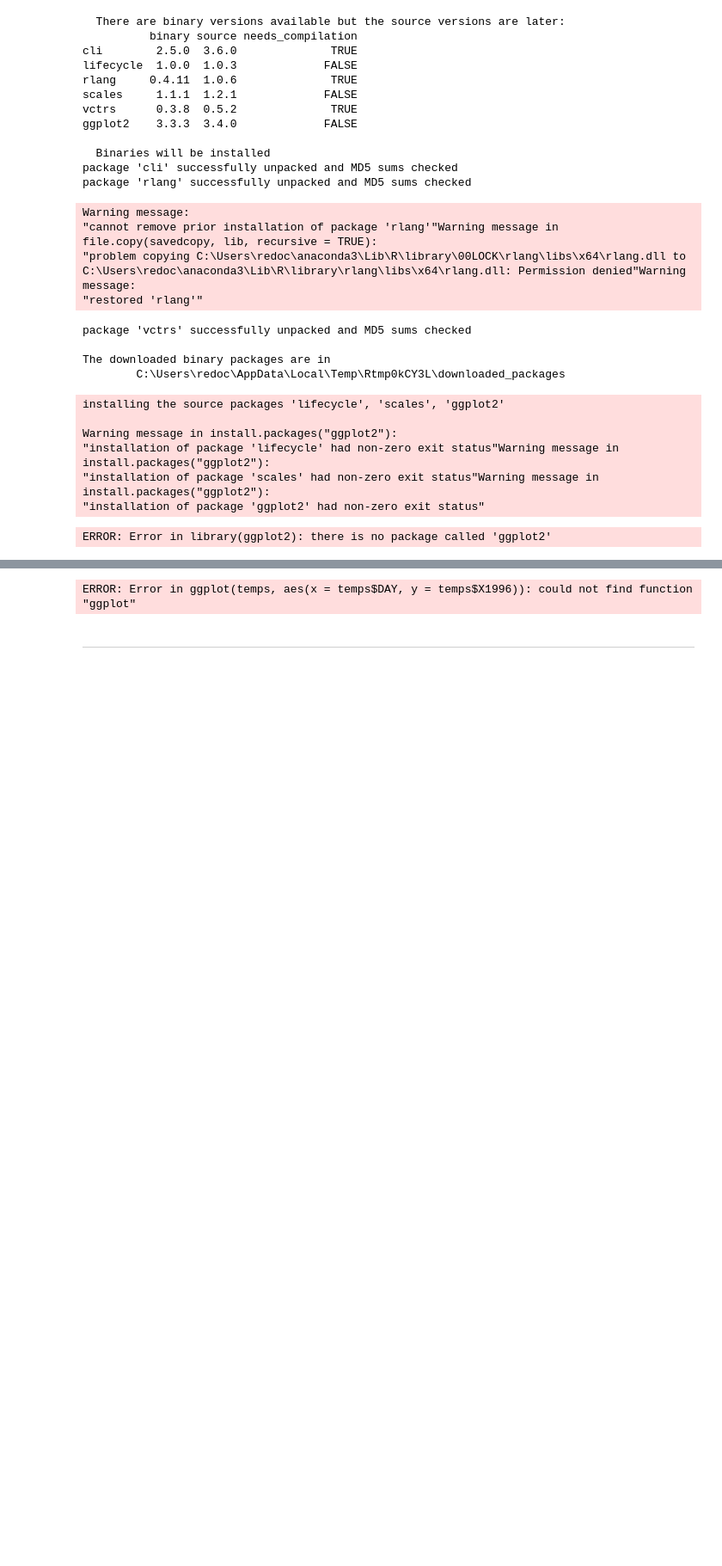
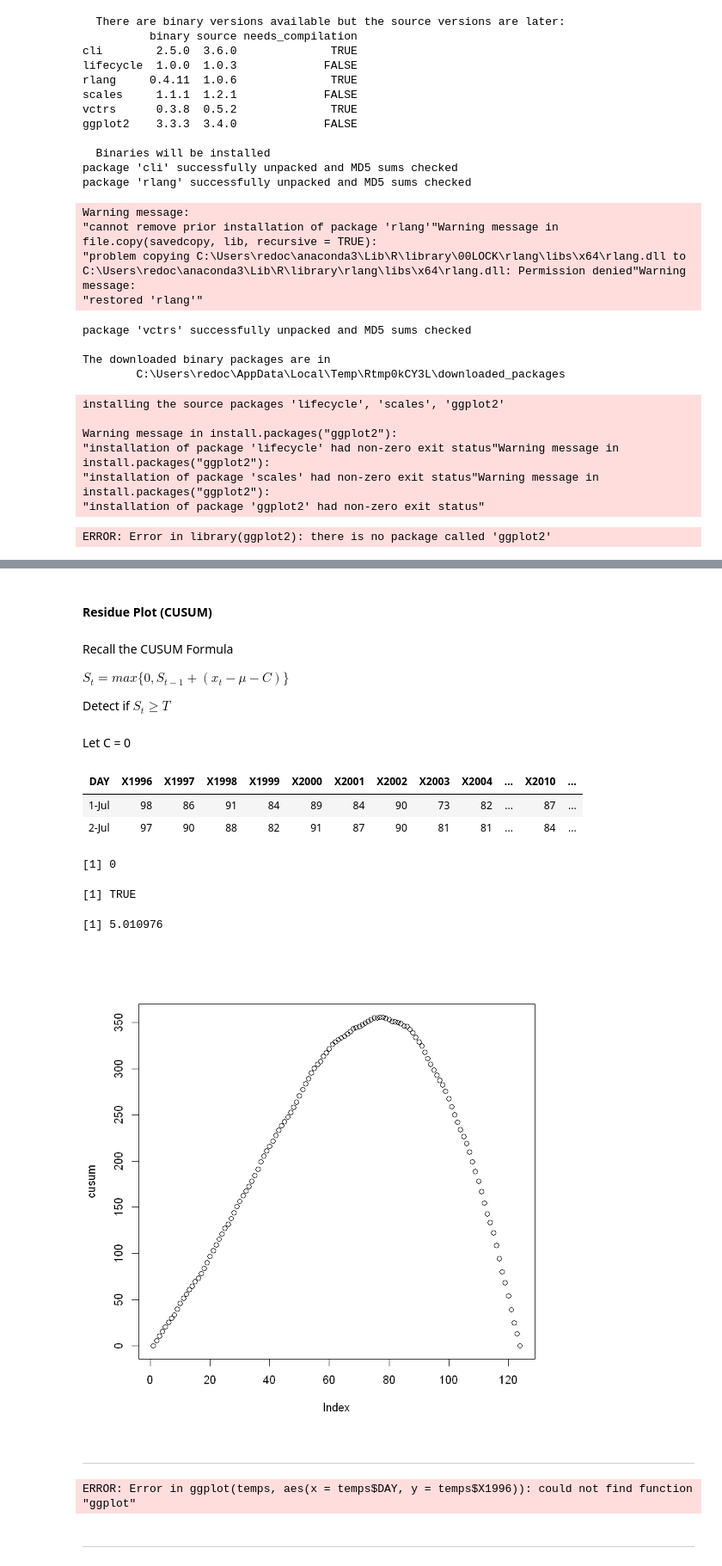
Before and after one commit to joel-quek/Georgia-Tech-OMSA, a Jupyter notebook: GTx - ISYE6501x Introduction to Analytics Modelling/Homework 3/ISYE6501x Homework 3.ipynb, the cells around one changed output, grey strips where cells are left out. Shown: that part at 86% size. Saved outputs shown, nothing was run; the diff lists cells and outputs as text; code cells hidden in the pictures; blank space fills up the shorter version.

```diff
--- a/GTx - ISYE6501x Introduction to Analytics Modelling/Homework 3/ISYE6501x Homework 3.ipynb
+++ b/GTx - ISYE6501x Introduction to Analytics Modelling/Homework 3/ISYE6501x Homework 3.ipynb
@@ -321,0 +312,10 @@ Is $S_t \geq T$ ?
+# %% [markdown]
+#### Residue Plot (CUSUM)
+# %% [markdown]
+Recall the CUSUM Formula
+
+$S_t = max{\{0, S_{t-1} + (x_t - \mu - C)\}}$
+
+Detect if $S_t \geq T$
+# %% [markdown]
+Let C = 0
@@ -321,0 +326,20 @@ Is $S_t \geq T$ ?
+# %%
+head(temps,2)
+# %% [output]
+| DAY | X1996 | X1997 | X1998 | X1999 | X2000 | X2001 | X2002 | X2003 | X2004 | ... | X2010 | ... |
+| 1-Jul | 98 | 86 | 91 | 84 | 89 | 84 | 90 | 73 | 82 | ... | 87 | ... |
+| 2-Jul | 97 | 90 | 88 | 82 | 91 | 87 | 90 | 81 | 81 | ... | 84 | ... |
+# %%
+cusum<-c(0) # create cusum list which ignores index 0 as we will start at index 1 in the for loop below
+# %%
+cusum[1]
+# %% [output]
+[1] 0
+# %%
+is.numeric(cusum[1])
+# %% [output]
+[1] TRUE
+# %%
+temps$residueMinusC[2]
+# %% [output]
+[1] 5.010976
@@ -322,3 +353,9 @@ Is $S_t \geq T$ ?
+# %%
+plot(cusum)
+# %% [output]
+[figure, added]
+# %% [markdown]
+---
 # %%
 # KIV Till ggplot2 issue settled
 # p <- ggplot(temps, aes(x=temps$DAY, y=temps$X1996)) +
```
Also changed, not shown: parts of 30 cells of this notebook.
